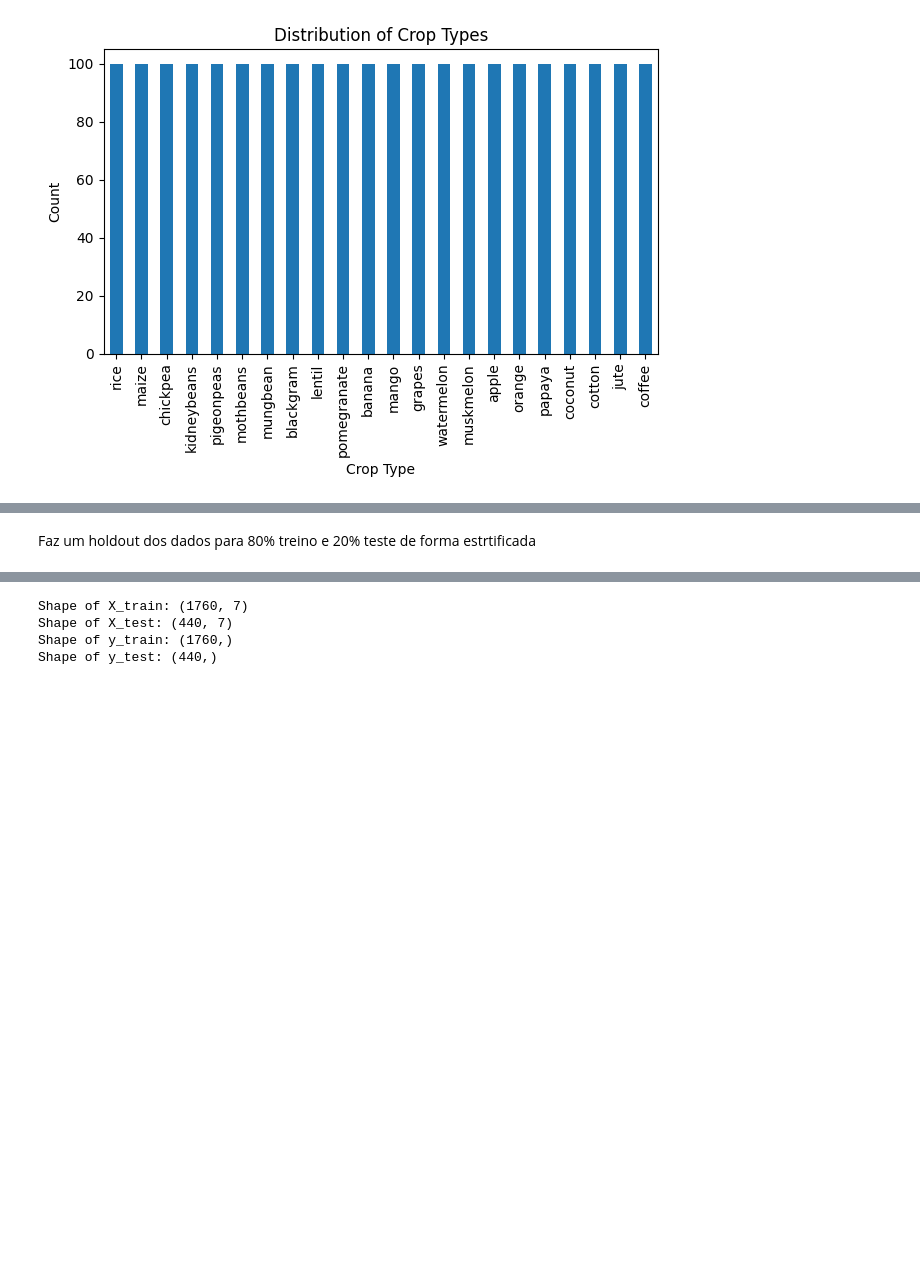
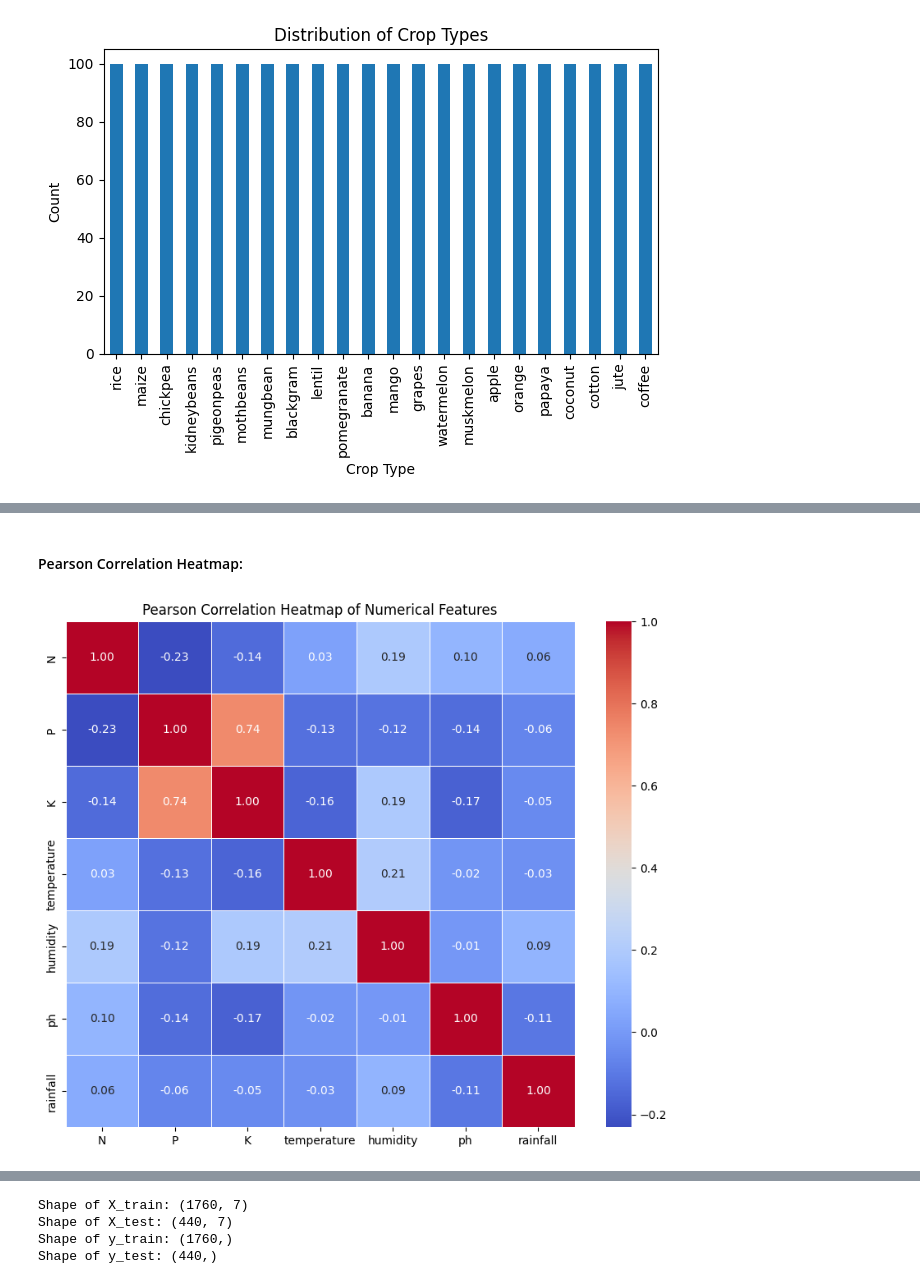
Before and after one commit to francielekreff/crop-recomendation, a Jupyter notebook: crop_recomendation.ipynb, the cells around one changed output, grey strips where cells are left out. Saved outputs shown, nothing was run; the diff lists cells and outputs as text; code cells hidden in the pictures; blank space fills up the shorter version.

Commit message:
feat: add pca and heatmap

```diff
--- a/crop_recomendation.ipynb
+++ b/crop_recomendation.ipynb
@@ -179,2 +216,12 @@ Descriptive statistics:
-# %% [markdown]
-Faz um holdout dos dados para 80% treino e 20% teste de forma estrtificada
+# %% [markdown]
+#### Pearson Correlation Heatmap:
+# %%
+# Calculate the Pearson correlation matrix for numerical features
+correlation_matrix = df[numerical_features].corr(method='pearson')
+
+plt.figure(figsize=(10, 8))
+sns.heatmap(correlation_matrix, annot=True, cmap='coolwarm', fmt=".2f", linewidths=.5)
+plt.title('Pearson Correlation Heatmap of Numerical Features')
+plt.show()
+# %% [output]
+[figure, added]
```
Also changed, not shown: parts of 23 cells of this notebook.
